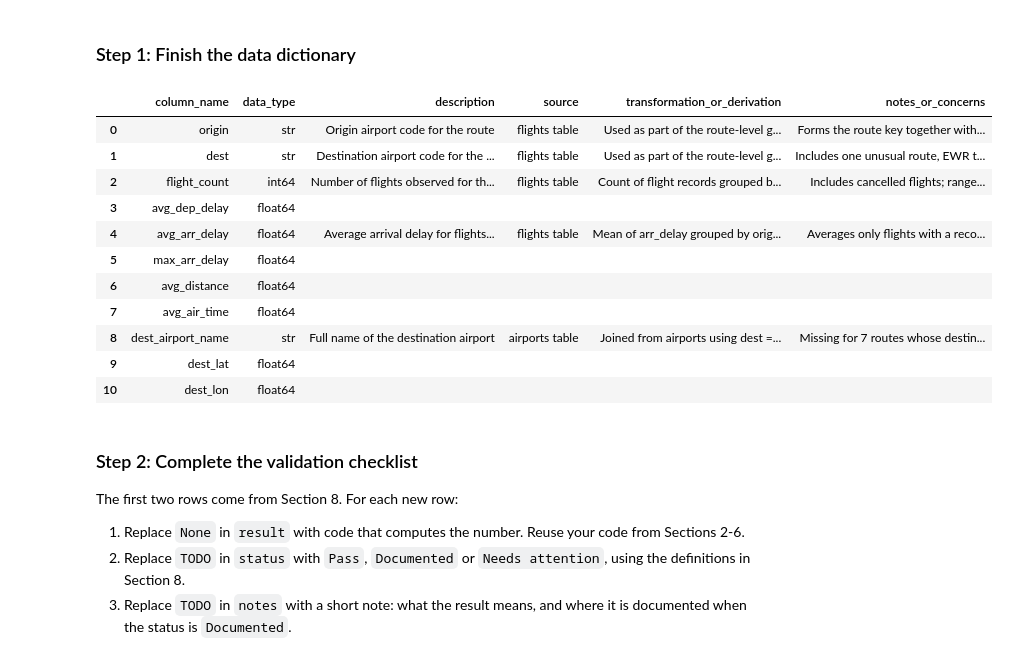
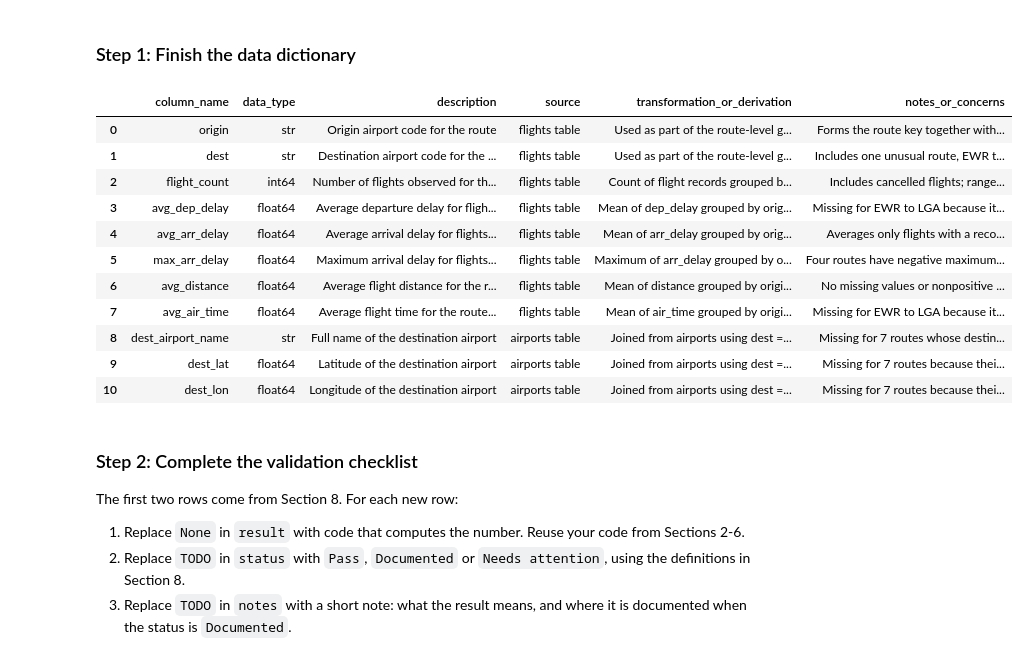
Before and after one commit to YaraAltarawneh/ban6003-Module-11-YaraAltarawneh, a Jupyter notebook: notebooks/module11_abt_documentation_guided_lab.ipynb, the cells around one changed output. Drawn from its saved outputs; the diff is of its cells as text; code cells hidden in the pictures.

```diff
--- a/notebooks/module11_abt_documentation_guided_lab.ipynb
+++ b/notebooks/module11_abt_documentation_guided_lab.ipynb
@@ -510,11 +541,20 @@ In the offline assignment you will complete the dictionary rows for the five ABT
 # Your Turn 5 - document the ABT column avg_dep_delay (one dictionary row).
 # Replace the four empty strings, in the order of doc_fields, then run the cell.
 your_turn_entries = {
-    "avg_dep_delay": ["", "", "", ""],
+    "avg_dep_delay": [
+        "Average departure delay for flights on the route, in minutes",
+        "flights table",
+        "Mean of dep_delay grouped by origin and destination",
+        "Missing for EWR to LGA because its only flight was cancelled; "
+        "not available before the flights occur, so using it to predict "
+        "avg_arr_delay before the season starts would cause data leakage"
+    ],
 }
 
 for abt_column, values in your_turn_entries.items():
-    data_dictionary.loc[data_dictionary["column_name"] == abt_column, doc_fields] = values
+    data_dictionary.loc[
+        data_dictionary["column_name"] == abt_column, doc_fields
+    ] = values
 
 data_dictionary[data_dictionary["column_name"] == "avg_dep_delay"]
 # %% [output]
@@ -625,31 +668,65 @@ An analyst on another team will use the route ABT next week and cannot ask you t
 # %%
 # Offline Assignment, step 1 - document the five remaining ABT columns.
 # Replace the empty strings, four values per column in the order of doc_fields, then run the cell.
 remaining_entries = {
-    "max_arr_delay": ["", "", "", ""],
-    "avg_distance": ["", "", "", ""],
-    "avg_air_time": ["", "", "", ""],
-    "dest_lat": ["", "", "", ""],
-    "dest_lon": ["", "", "", ""],
+    "max_arr_delay": [
+        "Maximum arrival delay for flights on the route, in minutes",
+        "flights table",
+        "Maximum of arr_delay grouped by origin and destination",
+        "Four routes have negative maximum delays because each has one early flight. "
+        "Not available before flights occur, so using it for advance prediction causes data leakage."
+    ],
+    "avg_distance": [
+        "Average flight distance for the route, in miles",
+        "flights table",
+        "Mean of distance grouped by origin and destination",
+        "No missing values or nonpositive distances were found."
+    ],
+    "avg_air_time": [
+        "Average flight time for the route, in minutes",
+        "flights table",
+        "Mean of air_time grouped by origin and destination",
+        "Missing for EWR to LGA because its only flight was cancelled. "
+        "Actual flight time is not known before departure."
+    ],
+    "dest_lat": [
+        "Latitude of the destination airport",
+        "airports table",
+        "Joined from airports using dest = faa",
+        "Missing for 7 routes because their destinations are not in the airports table."
+    ],
+    "dest_lon": [
+        "Longitude of the destination airport",
+        "airports table",
+        "Joined from airports using dest = faa",
+        "Missing for 7 routes because their destinations are not in the airports table."
+    ],
 }
+
+for abt_column, values in remaining_entries.items():
+    data_dictionary.loc[
+        data_dictionary["column_name"] == abt_column, doc_fields
+    ] = values
+
+data_dictionary
 
 for abt_column, values in remaining_entries.items():
     data_dictionary.loc[data_dictionary["column_name"] == abt_column, doc_fields] = values
 
 data_dictionary
 # %% [output]
 |  | column_name | data_type | description | source | transformation_or_derivation | notes_or_concerns |
 | 0 | origin | str | Origin airport code for the route | flights table | Used as part of the route-level g... | Forms the route key together with... |
 | 1 | dest | str | Destination airport code for the ... | flights table | Used as part of the route-level g... | Includes one unusual route, EWR t... |
 | 2 | flight_count | int64 | Number of flights observed for th... | flights table | Count of flight records grouped b... | Includes cancelled flights; range... |
-| 3 | avg_dep_delay | float64 |  |  |  |  |
+| 3 | avg_dep_delay | float64 | Average departure delay for fligh... | flights table | Mean of dep_delay grouped by orig... | Missing for EWR to LGA because it... |
 | 4 | avg_arr_delay | float64 | Average arrival delay for flights... | flights table | Mean of arr_delay grouped by orig... | Averages only flights with a reco... |
-| 5 | max_arr_delay | float64 |  |  |  |  |
-| 6 | avg_distance | float64 |  |  |  |  |
-| 7 | avg_air_time | float64 |  |  |  |  |
+| 5 | max_arr_delay | float64 | Maximum arrival delay for flights... | flights table | Maximum of arr_delay grouped by o... | Four routes have negative maximum... |
+| 6 | avg_distance | float64 | Average flight distance for the r... | flights table | Mean of distance grouped by origi... | No missing values or nonpositive ... |
+| 7 | avg_air_time | float64 | Average flight time for the route... | flights table | Mean of air_time grouped by origi... | Missing for EWR to LGA because it... |
 | 8 | dest_airport_name | str | Full name of the destination airport | airports table | Joined from airports using dest =... | Missing for 7 routes whose destin... |
-| 9 | dest_lat | float64 |  |  |  |  |
-| 10 | dest_lon | float64 |  |  |  |  |
+| 9 | dest_lat | float64 | Latitude of the destination airport | airports table | Joined from airports using dest =... | Missing for 7 routes because thei... |
+| 10 | dest_lon | float64 | Longitude of the destination airport | airports table | Joined from airports using dest =... | Missing for 7 routes because thei... |
 # %% [markdown]
 ### Step 2: Complete the validation checklist
 
```
Also changed, not shown: parts of 13 cells of this notebook, 3 other files.
